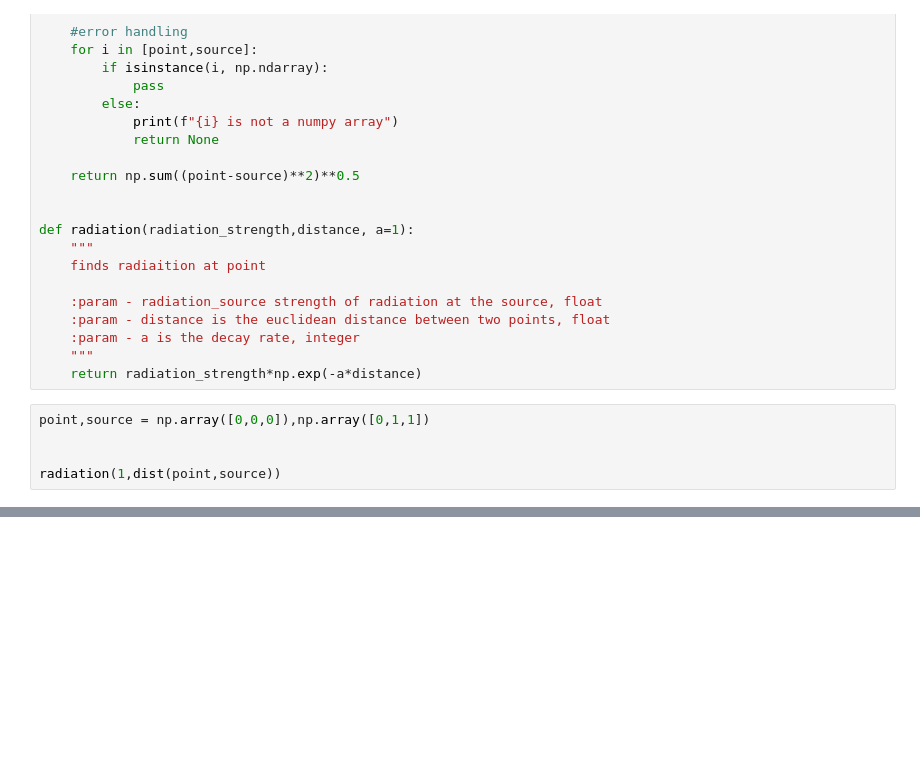
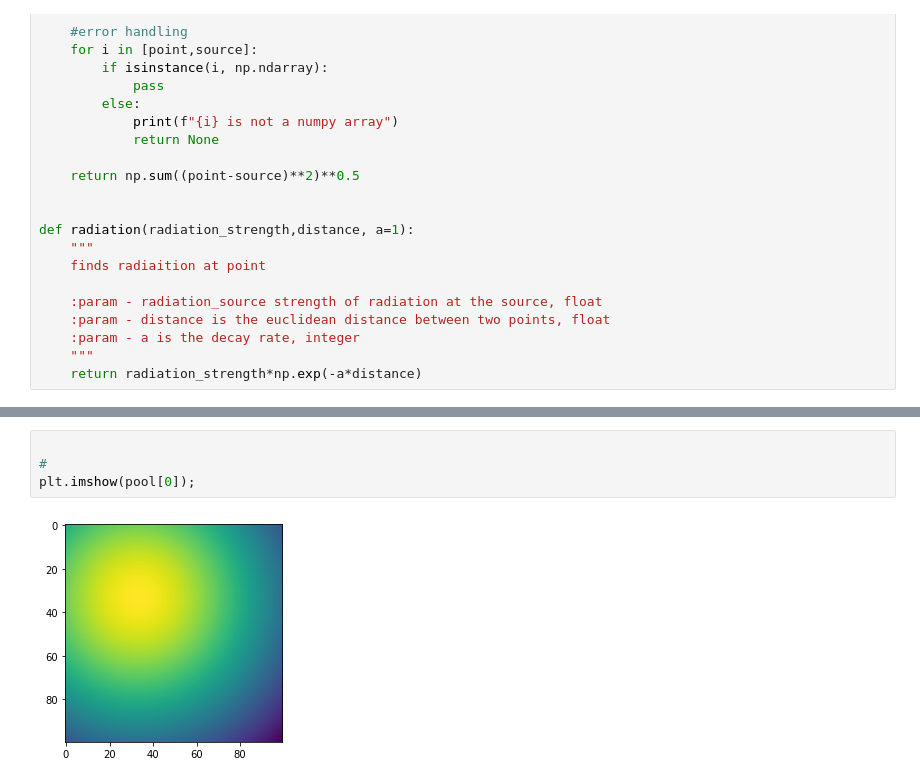
Before and after one commit to MatthesF/Python_learning, a Jupyter notebook: Lektion 4 - radiation pool.ipynb, the cells around one changed output, grey strips where cells are left out. Saved outputs shown, nothing was run; the diff lists cells and outputs as text; blank space fills up the shorter version.

```diff
--- a/Lektion 4 - radiation pool.ipynb
+++ b/Lektion 4 - radiation pool.ipynb
@@ -41,8 +45,3 @@ def radiation(radiation_strength,distance, a=1):
     :param - a is the decay rate, integer
     """
     return radiation_strength*np.exp(-a*distance)
-# %%
-point,source = np.array([0,0,0]),np.array([0,1,1])
-
-
-radiation(1,dist(point,source))
@@ -229,0 +65,6 @@ plt.show()
+# %%
+
+#
+plt.imshow(pool[0]);
+# %% [output]
+[figure, added]
```
Also changed, not shown: parts of 15 cells of this notebook.
